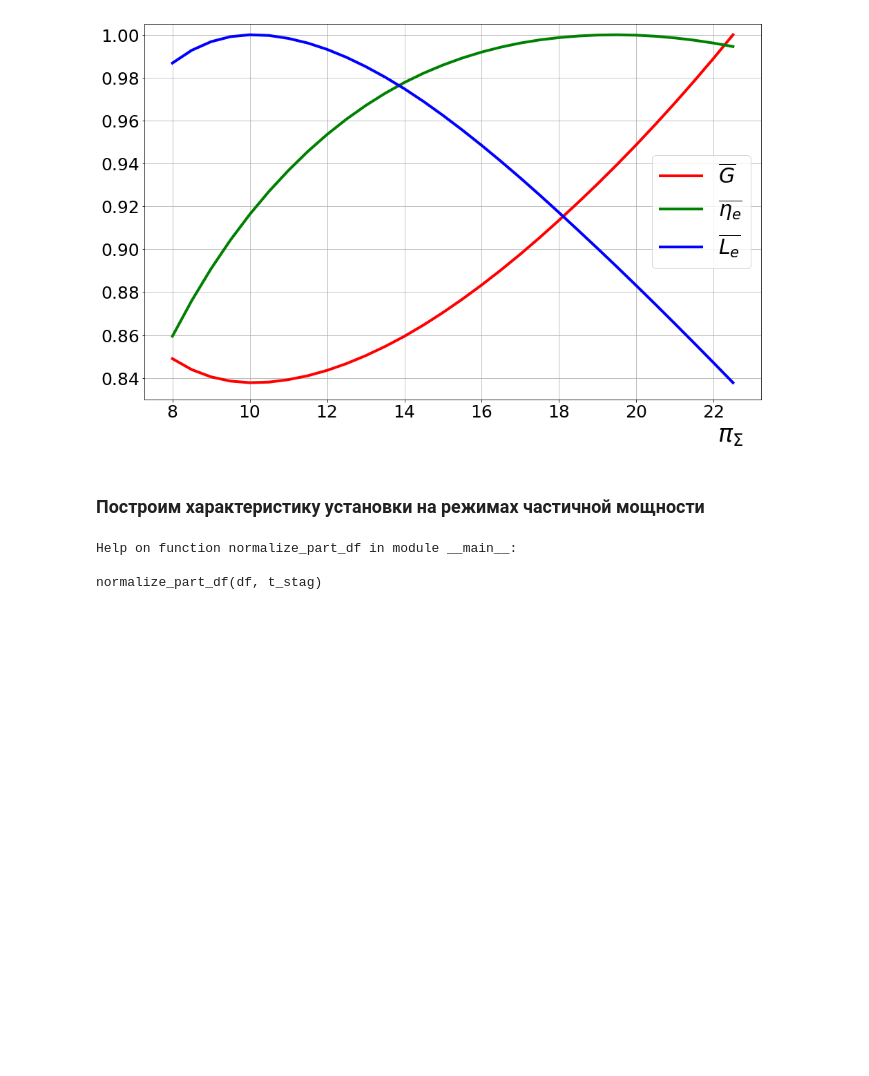
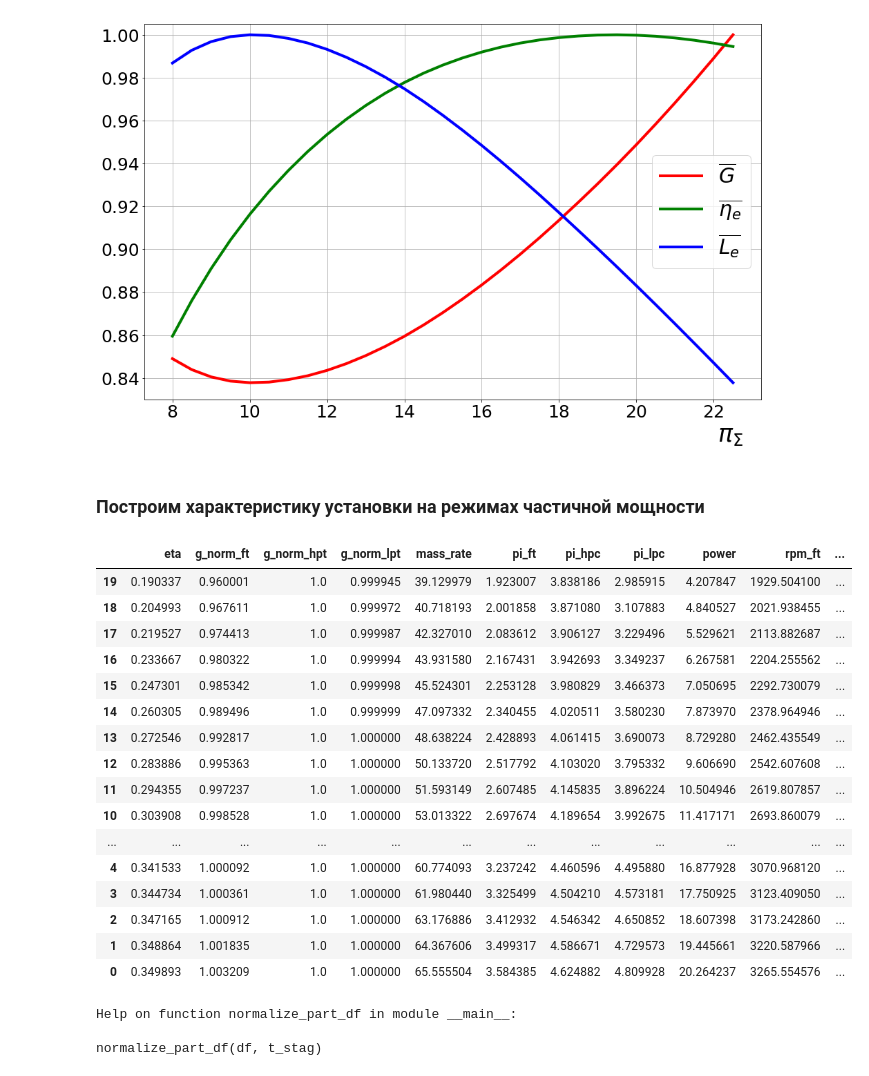
Before and after one commit to Sovianum/cooling-course-project, a Jupyter notebook: notebooks/article/characteristics.ipynb, the cells around one changed output. Cells and saved outputs as stored; diff of their text form; code cells hidden in the pictures; blank space fills up the shorter version.

```diff
--- a/notebooks/article/characteristics.ipynb
+++ b/notebooks/article/characteristics.ipynb
@@ -168,6 +168,26 @@ plt.show()
 [figure]
 # %% [markdown]
 ### Построим характеристику установки на режимах частичной мощности
+# %%
+d3n
+# %% [output]
+|  | eta | g_norm_ft | g_norm_hpt | g_norm_lpt | mass_rate | pi_ft | pi_hpc | pi_lpc | power | rpm_ft | ... |
+| 19 | 0.190337 | 0.960001 | 1.0 | 0.999945 | 39.129979 | 1.923007 | 3.838186 | 2.985915 | 4.207847 | 1929.504100 | ... |
+| 18 | 0.204993 | 0.967611 | 1.0 | 0.999972 | 40.718193 | 2.001858 | 3.871080 | 3.107883 | 4.840527 | 2021.938455 | ... |
+| 17 | 0.219527 | 0.974413 | 1.0 | 0.999987 | 42.327010 | 2.083612 | 3.906127 | 3.229496 | 5.529621 | 2113.882687 | ... |
+| 16 | 0.233667 | 0.980322 | 1.0 | 0.999994 | 43.931580 | 2.167431 | 3.942693 | 3.349237 | 6.267581 | 2204.255562 | ... |
+| 15 | 0.247301 | 0.985342 | 1.0 | 0.999998 | 45.524301 | 2.253128 | 3.980829 | 3.466373 | 7.050695 | 2292.730079 | ... |
+| 14 | 0.260305 | 0.989496 | 1.0 | 0.999999 | 47.097332 | 2.340455 | 4.020511 | 3.580230 | 7.873970 | 2378.964946 | ... |
+| 13 | 0.272546 | 0.992817 | 1.0 | 1.000000 | 48.638224 | 2.428893 | 4.061415 | 3.690073 | 8.729280 | 2462.435549 | ... |
+| 12 | 0.283886 | 0.995363 | 1.0 | 1.000000 | 50.133720 | 2.517792 | 4.103020 | 3.795332 | 9.606690 | 2542.607608 | ... |
+| 11 | 0.294355 | 0.997237 | 1.0 | 1.000000 | 51.593149 | 2.607485 | 4.145835 | 3.896224 | 10.504946 | 2619.807857 | ... |
+| 10 | 0.303908 | 0.998528 | 1.0 | 1.000000 | 53.013322 | 2.697674 | 4.189654 | 3.992675 | 11.417171 | 2693.860079 | ... |
+| ... | ... | ... | ... | ... | ... | ... | ... | ... | ... | ... | ... |
+| 4 | 0.341533 | 1.000092 | 1.0 | 1.000000 | 60.774093 | 3.237242 | 4.460596 | 4.495880 | 16.877928 | 3070.968120 | ... |
+| 3 | 0.344734 | 1.000361 | 1.0 | 1.000000 | 61.980440 | 3.325499 | 4.504210 | 4.573181 | 17.750925 | 3123.409050 | ... |
+| 2 | 0.347165 | 1.000912 | 1.0 | 1.000000 | 63.176886 | 3.412932 | 4.546342 | 4.650852 | 18.607398 | 3173.242860 | ... |
+| 1 | 0.348864 | 1.001835 | 1.0 | 1.000000 | 64.367606 | 3.499317 | 4.586671 | 4.729573 | 19.445661 | 3220.587966 | ... |
+| 0 | 0.349893 | 1.003209 | 1.0 | 1.000000 | 65.555504 | 3.584385 | 4.624882 | 4.809928 | 20.264237 | 3265.554576 | ... |
 # %%
 help(normalize_part_df)
 # %% [output]
```
Also changed, not shown: 7 other files.
